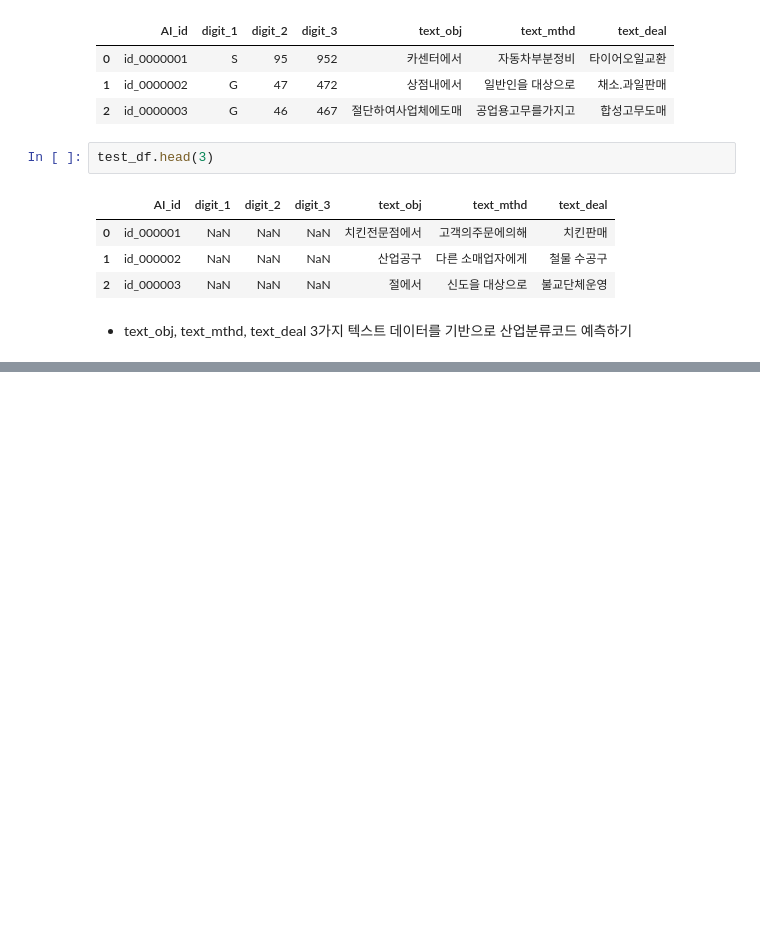
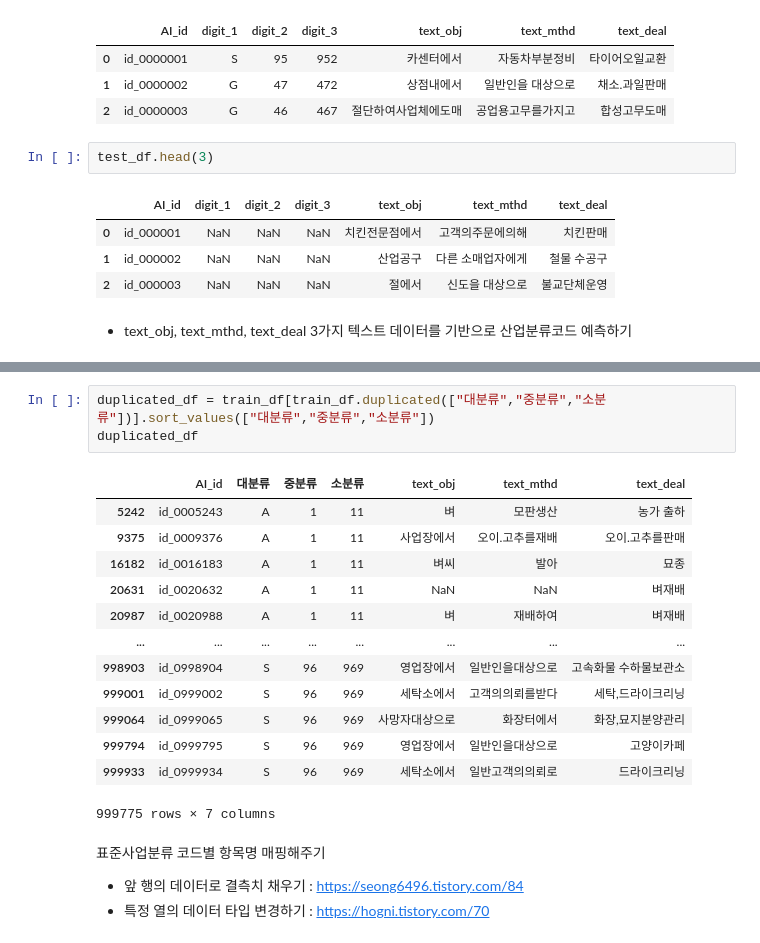
Before and after one commit to yxbxn/NLP_contest, a Jupyter notebook: EDA 및 전처리.ipynb, the cells around one changed output, grey strips where cells are left out. Saved outputs shown, nothing was run; the diff lists cells and outputs as text; blank space fills up the shorter version.

```diff
--- a/EDA 및 전처리.ipynb
+++ b/EDA 및 전처리.ipynb
@@ -25,0 +95,21 @@ test_df.head(3)
+# %%
+duplicated_df = train_df[train_df.duplicated(["대분류","중분류","소분류"])].sort_values(["대분류","중분류","소분류"])
+duplicated_df
+# %% [output]
+|  | AI_id | 대분류 | 중분류 | 소분류 | text_obj | text_mthd | text_deal |
+| 5242 | id_0005243 | A | 1 | 11 | 벼 | 모판생산 | 농가 출하 |
+| 9375 | id_0009376 | A | 1 | 11 | 사업장에서 | 오이.고추를재배 | 오이.고추를판매 |
+| 16182 | id_0016183 | A | 1 | 11 | 벼씨 | 발아 | 묘종 |
+| 20631 | id_0020632 | A | 1 | 11 | NaN | NaN | 벼재배 |
+| 20987 | id_0020988 | A | 1 | 11 | 벼 | 재배하여 | 벼재배 |
+| ... | ... | ... | ... | ... | ... | ... | ... |
+| 998903 | id_0998904 | S | 96 | 969 | 영업장에서 | 일반인을대상으로 | 고속화물 수하물보관소 |
+| 999001 | id_0999002 | S | 96 | 969 | 세탁소에서 | 고객의의뢰를받다 | 세탁,드라이크리닝 |
+| 999064 | id_0999065 | S | 96 | 969 | 사망자대상으로 | 화장터에서 | 화장,묘지분양관리 |
+| 999794 | id_0999795 | S | 96 | 969 | 영업장에서 | 일반인을대상으로 | 고양이카페 |
+| 999933 | id_0999934 | S | 96 | 969 | 세탁소에서 | 일반고객의의뢰로 | 드라이크리닝 |
+999775 rows × 7 columns
+# %% [markdown]
+표준사업분류 코드별 항목명 매핑해주기
+- 앞 행의 데이터로 결측치 채우기 : https://seong6496.tistory.com/84
+- 특정 열의 데이터 타입 변경하기 : https://hogni.tistory.com/70
```
Also changed, not shown: parts of 15 cells of this notebook.
